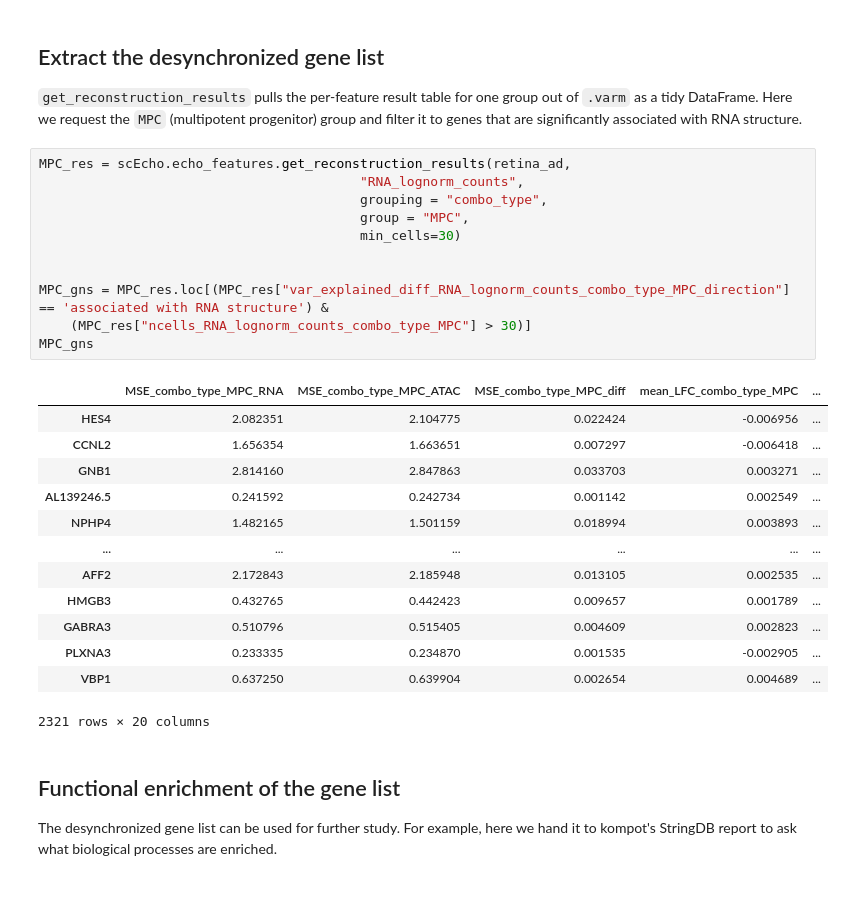
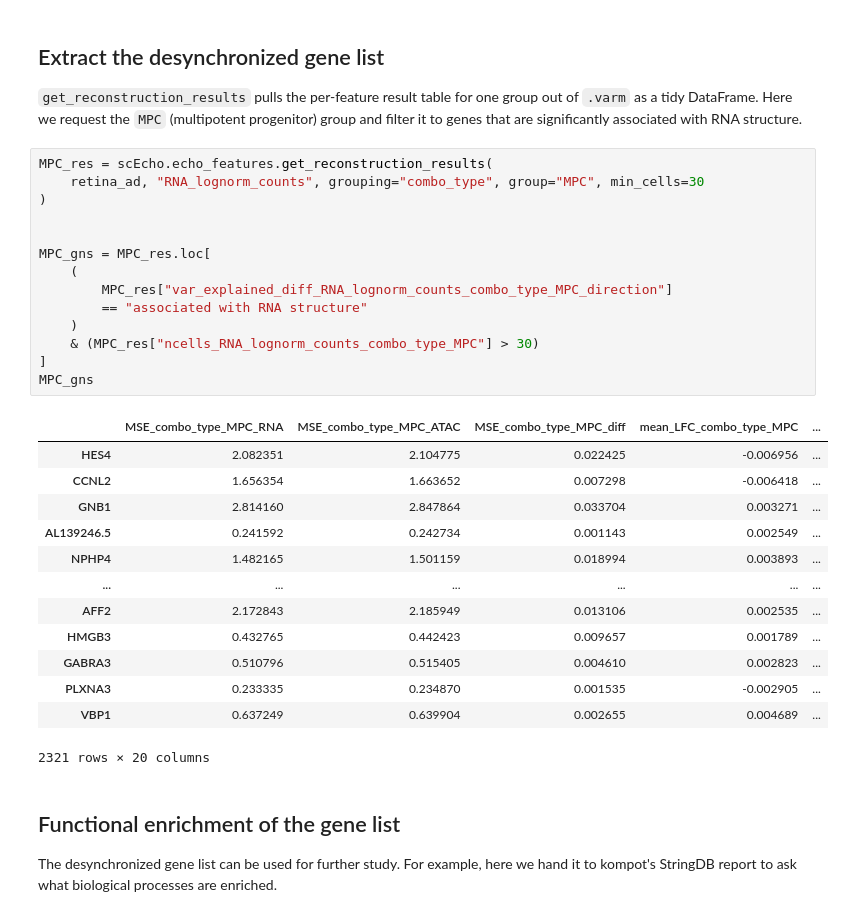
Before and after one commit to settylab/scEcho, a Jupyter notebook: notebooks/example.ipynb, the cells around one changed output. Saved outputs shown, nothing was run; the diff lists cells and outputs as text.

```diff
--- a/notebooks/example.ipynb
+++ b/notebooks/example.ipynb
@@ -160,29 +175,32 @@ Looks like you are using a tranform that doesn't support FancyArrowPatch, using
 
 `get_reconstruction_results` pulls the per-feature result table for one group out of `.varm` as a tidy DataFrame. Here we request the `MPC` (multipotent progenitor) group and filter it to genes that are significantly associated with RNA structure.
 # %%
-MPC_res = scEcho.echo_features.get_reconstruction_results(retina_ad,
-                                         "RNA_lognorm_counts",
-                                         grouping = "combo_type",
-                                         group = "MPC",
-                                         min_cells=30)
+MPC_res = scEcho.echo_features.get_reconstruction_results(
+    retina_ad, "RNA_lognorm_counts", grouping="combo_type", group="MPC", min_cells=30
+)
 
 
-MPC_gns = MPC_res.loc[(MPC_res["var_explained_diff_RNA_lognorm_counts_combo_type_MPC_direction"] == 'associated with RNA structure') &
-    (MPC_res["ncells_RNA_lognorm_counts_combo_type_MPC"] > 30)]
+MPC_gns = MPC_res.loc[
+    (
+        MPC_res["var_explained_diff_RNA_lognorm_counts_combo_type_MPC_direction"]
+        == "associated with RNA structure"
+    )
+    & (MPC_res["ncells_RNA_lognorm_counts_combo_type_MPC"] > 30)
+]
 MPC_gns
 # %% [output]
 |  | MSE_combo_type_MPC_RNA | MSE_combo_type_MPC_ATAC | MSE_combo_type_MPC_diff | mean_LFC_combo_type_MPC | ... |
-| HES4 | 2.082351 | 2.104775 | 0.022424 | -0.006956 | ... |
-| CCNL2 | 1.656354 | 1.663651 | 0.007297 | -0.006418 | ... |
-| GNB1 | 2.814160 | 2.847863 | 0.033703 | 0.003271 | ... |
-| AL139246.5 | 0.241592 | 0.242734 | 0.001142 | 0.002549 | ... |
+| HES4 | 2.082351 | 2.104775 | 0.022425 | -0.006956 | ... |
+| CCNL2 | 1.656354 | 1.663652 | 0.007298 | -0.006418 | ... |
+| GNB1 | 2.814160 | 2.847864 | 0.033704 | 0.003271 | ... |
+| AL139246.5 | 0.241592 | 0.242734 | 0.001143 | 0.002549 | ... |
 | NPHP4 | 1.482165 | 1.501159 | 0.018994 | 0.003893 | ... |
 | ... | ... | ... | ... | ... | ... |
-| AFF2 | 2.172843 | 2.185948 | 0.013105 | 0.002535 | ... |
+| AFF2 | 2.172843 | 2.185949 | 0.013106 | 0.002535 | ... |
 | HMGB3 | 0.432765 | 0.442423 | 0.009657 | 0.001789 | ... |
-| GABRA3 | 0.510796 | 0.515405 | 0.004609 | 0.002823 | ... |
+| GABRA3 | 0.510796 | 0.515405 | 0.004610 | 0.002823 | ... |
 | PLXNA3 | 0.233335 | 0.234870 | 0.001535 | -0.002905 | ... |
-| VBP1 | 0.637250 | 0.639904 | 0.002654 | 0.004689 | ... |
+| VBP1 | 0.637249 | 0.639904 | 0.002655 | 0.004689 | ... |
 2321 rows × 20 columns
 # %% [markdown]
 ## Functional enrichment of the gene list
```
Also changed, not shown: parts of 7 cells of this notebook.
